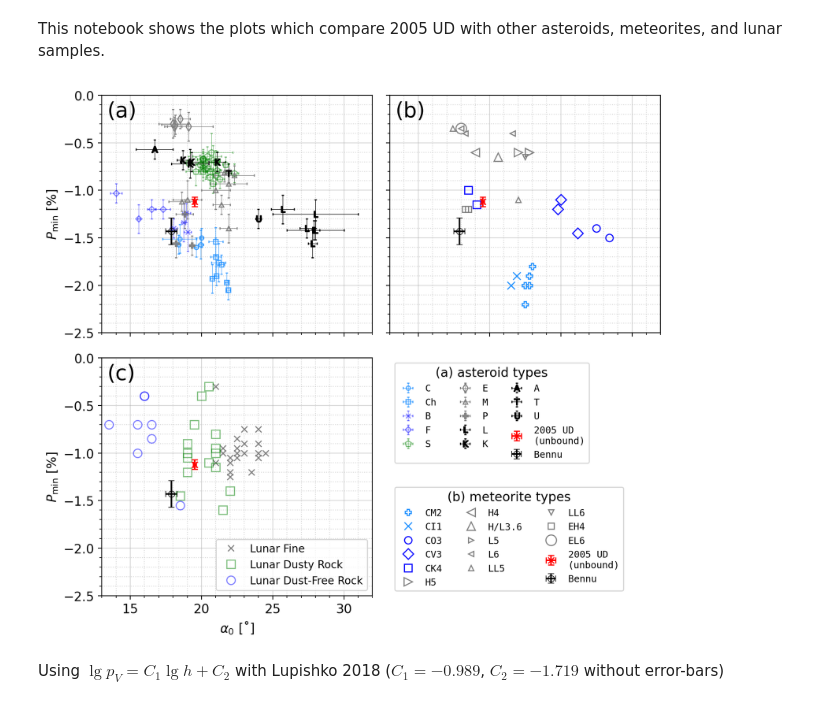
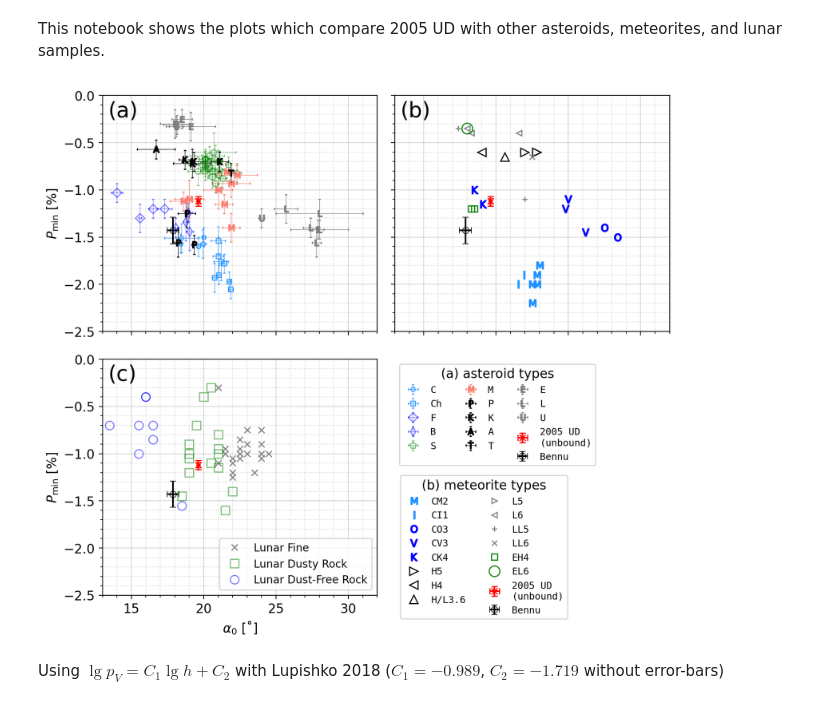
Before and after one commit to ysBach/IshiguroM_etal_155140_2005UD, a Jupyter notebook: polarimetry/Comparison_with_others.ipynb, the cells around one changed output. Drawn from its saved outputs; the diff is of its cells as text; code cells hidden in the pictures.

Commit message:
update markers for plots

```diff
--- a/polarimetry/Comparison_with_others.ipynb
+++ b/polarimetry/Comparison_with_others.ipynb
@@ -21,7 +21,7 @@ import ysvisutilpy2005ud as yvu
 
 
 uddata = StringIO('''h h_err a0 a0_err Pmin Pmin_err
-0.192 0.003 19.53 0.11 -1.12 0.05
+0.193 0.003 19.63 0.11 -1.12 0.05
 ''')
 # the bound (c1/c2 positive) and unbound (allowed negative) results.
 
@@ -65,40 +65,66 @@ df_m2 = df_m2.loc[(
 kws_a = {
     "C":  dict(marker='o', mfc='none', ms=4, color='dodgerblue', alpha=0.8),
     "Ch": dict(marker='s', mfc='none', ms=4, color='dodgerblue', alpha=0.8),
-    "B":  dict(marker='x', mfc='none', ms=4, color='b', alpha=0.5),
-    "F":  dict(marker='D', mfc='none', ms=4, color='b', alpha=0.5),
+#     "Ch": dict(marker='$\mathrm{Ch}$', mfc='none', ms=6, color='dodgerblue', alpha=0.8),
+#     "B":  dict(marker='x', mfc='none', ms=4, color='b', alpha=0.5),
+#     "F":  dict(marker='D', mfc='none', ms=4, color='b', alpha=0.5),
+    "F":  dict(marker='D', mfc='none', ms=6, color='b', alpha=0.5),
+    "B":  dict(marker='d', mfc='none', ms=6, color='b', alpha=0.5),
     "S":  dict(marker='p', mfc='none', ms=6, color='g', alpha=0.5),
-#     "E":  dict(marker='d', mfc='none', ms=4, color='chocolate', alpha=0.8),
+    "M":  dict(marker='$\mathrm{M}$', mfc='none', ms=6, color='salmon'),
+    "P":  dict(marker='$\mathrm{P}$', mfc='none', ms=6, color='k'),
+    "K":  dict(marker='$\mathrm{K}$', mfc='none', ms=6, color='k'),
+    "A":  dict(marker='$\mathrm{A}$', mfc='none', ms=6, color='k'),
+    "T":  dict(marker='$\mathrm{T}$', mfc='none', ms=6, color='k'),
 #     "M":  dict(marker='^', mfc='none', ms=4, color='darkorange', alpha=1),
 #     "P":  dict(marker='4', mfc='none', ms=8, color='tomato'),
 #     "L":  dict(marker='1', mfc='none', ms=8, color='g'),
-    "E":  dict(marker='d', mfc='none', ms=6, color='gray'),
-    "M":  dict(marker='^', mfc='none', ms=4, color='gray'),
-    "P":  dict(marker='P', mfc='none', ms=5, color='gray'),
-    "L":  dict(marker='$\mathrm{L}$', mfc='none', ms=6, color='k'),
-    "K":  dict(marker='$\mathrm{K}$', mfc='none', ms=6, color='k'),
-    "A":  dict(marker='$\mathrm{A}$', mfc='none', ms=6, color='k'),
-    "T":  dict(marker='$\mathrm{T}$', mfc='none', ms=6, color='k'),
-    "U":  dict(marker='$\mathrm{U}$', mfc='none', ms=6, color='k'),
+#     "M":  dict(marker='^', mfc='none', ms=4, color='gray'),
+#     "P":  dict(marker='P', mfc='none', ms=5, color='gray'),
+#     "E":  dict(marker='d', mfc='none', ms=4, color='chocolate', alpha=0.8),
+#     "E":  dict(marker='d', mfc='none', ms=6, color='gray'),
+    "E":  dict(marker='$\mathrm{E}$', mfc='none', ms=6, color='gray'),
+    "L":  dict(marker='$\mathrm{L}$', mfc='none', ms=6, color='gray'),
+    "U":  dict(marker='$\mathrm{U}$', mfc='none', ms=6, color='gray'),
 }
 
 kws_m = {
 # CC
-    "CM2": dict(marker='P', mfc='none', ms=6, color='dodgerblue'),
-    "CI1": dict(marker='x', mfc='none', ms=7, color='dodgerblue'),
-    "CO3": dict(marker='o', mfc='none', ms=7, color='b'),
-    "CV3": dict(marker='D', mfc='none', ms=7, color='b'),
-    "CK4": dict(marker='s', mfc='none', ms=7, color='b'),
+#     "CM2": dict(marker='P', mfc='none', ms=6, color='dodgerblue'),
+#     "CI1": dict(marker='x', mfc='none', ms=7, color='dodgerblue'),
+#     "CO3": dict(marker='o', mfc='none', ms=7, color='b'),
+#     "CV3": dict(marker='D', mfc='none', ms=7, color='b'),
+#     "CK4": dict(marker='s', mfc='none', ms=7, color='b'),
+#     "CM2": dict(text='M', marker='$\mathrm{M}$', mfc='none', ms=9, color='dodgerblue'),
+#     "CI1": dict(text='I', marker='$\mathrm{I}$', mfc='none', ms=9, color='dodgerblue'),
+#     "CO3": dict(text='O', marker='$\mathrm{O}$', mfc='none', ms=9, color='b'),
+#     "CV3": dict(text='V', marker='$\mathrm{V}$', mfc='none', ms=9, color='b'),
+#     "CK4": dict(text='K', marker='$\mathrm{K}$', mfc='none', ms=9, color='b'),
+    "CM2": dict(marker='$\mathrm{M}$', mfc='none', ms=7, color='dodgerblue'),
+    "CI1": dict(marker='$\mathrm{I}$', mfc='none', ms=7, color='dodgerblue'),
+    "CO3": dict(marker='$\mathrm{O}$', mfc='none', ms=7, color='b'),
+    "CV3": dict(marker='$\mathrm{V}$', mfc='none', ms=7, color='b'),
+    "CK4": dict(marker='$\mathrm{K}$', mfc='none', ms=7, color='b'),
 # etc (OC)
-    "H5":  dict(marker='>', mfc='none', ms=8, color='gray'),
-    "H4":  dict(marker='<' , mfc='none', ms=8, color='gray'),
-    "H/L3.6": dict(marker='^', mfc='none', ms=8, color='gray'),
-    "L5":  dict(marker='>' , mfc='none', ms=5, color='gray'),
-    "L6":  dict(marker='<', mfc='none', ms=5, color='gray'),
-    "LL5": dict(marker='^', mfc='none', ms=5, color='gray'),
-    "LL6": dict(marker='v', mfc='none', ms=5, color='gray'),
-    "EH4": dict(marker='s', mfc='none', ms=6, color='gray'),
-    "EL6": dict(marker='o', mfc='none', ms=10, color='gray'),
+    "H5":     dict(marker='>', mfc='none', ms=8, color='k'),
+    "H4":     dict(marker='<', mfc='none', ms=8, color='k'),
+    "H/L3.6": dict(marker='^', mfc='none', ms=8, color='k'),
+    "L5":     dict(marker='>', mfc='none', ms=5, color='gray'),
+    "L6":     dict(marker='<', mfc='none', ms=5, color='gray'),
+    "LL5":    dict(marker='+', mfc='none', ms=5, color='gray'),
+    "LL6":    dict(marker='x', mfc='none', ms=5, color='gray'),
+# Enstatite
+    "EH4":    dict(marker='s', mfc='none', ms=6, color='g'),
+    "EL6":    dict(marker='o', mfc='none', ms=10, color='g'),
+#     "H5":     dict(text='H5' , marker='$\mathrm{H5 }$', mfc='none', ms=9, color='gray'),
+#     "H4":     dict(text='H4' , marker='$\mathrm{H4 }$', mfc='none', ms=9, color='gray'),
+#     "H/L3.6": dict(text='HL' , marker='$\mathrm{HL }$', mfc='none', ms=9, color='gray'),
+#     "L5":     dict(text='L5' , marker='$\mathrm{L5 }$', mfc='none', ms=9, color='gray'),
+#     "L6":     dict(text='L6' , marker='$\mathrm{L6 }$', mfc='none', ms=9, color='gray'),
+#     "LL5":    dict(text='LL5', marker='$\mathrm{LL5}$', mfc='none', ms=9, color='gray'),
+#     "LL6":    dict(text='LL6', marker='$\mathrm{LL6}$', mfc='none', ms=9, color='gray'),
+#     "EH4":    dict(text='EH4', marker='$\mathrm{EH4}$', mfc='none', ms=9, color='gray'),
+#     "EL6":    dict(text='EL6', marker='$\mathrm{EL6}$', mfc='none', ms=9, color='gray'),
 }
 
 kws_l = {
@@ -136,6 +162,11 @@ for t, kw in kws_m.items():
     df2 = df_m2.loc[df_m2["type"] == t]
     axm.plot(df1[xval], df1[yval], ls='', **kw)
     axm.plot(df2[xval], df2[yval], ls='', **kw)
+#     for df in [df1, df2]:
+#         for _, row in df.iterrows():
+#             axm.text(row[xval], row[yval], kw['text'], color=kw['color'],
+#                      ha='center', va='center', fontsize=kw['ms'], fontdict={'family': 'monospace'})
+#     del kw["text"]
     _ax2.plot(np.nan, np.nan, **kw, ls='', label=t)
     # For triangular markers, center is difficult to know,
     # so I put ``+'' like grid to legend by using errorbar
@@ -145,35 +176,35 @@ for t, kw in kws_l.items():
     axl.plot(df[xval], df[yval], ls='', **kw, label=t)
 axl.legend(loc=4, fontsize=10)
 
 abc = ['(a)', '(b)', '(c)']
 for i, ax in enumerate([axa, axm, axl]):
     ax.errorbar(uddata[xval][0], uddata[yval][0], **udkw1,
                 xerr=uddata[f"{xval}_err"][0], yerr=uddata[f"{yval}_err"][0])
 #     ax.errorbar(uddata[xval][1], uddata[yval][1], **udkw2,
 #                 xerr=uddata[f"{xval}_err"][1], yerr=uddata[f"{yval}_err"][1])
     ax.errorbar(bennu[xval], bennu[yval], **bnkw,
                 xerr=bennu[f"{xval}_err"], yerr=bennu[f"{yval}_err"])
     ax.text(0.02, 0.91, abc[i], transform=ax.transAxes, fontsize=20)
 
 for aa in [_ax1, _ax2]:
     aa.axis('off')
     aa.errorbar(**nanpos, **udkw1, label="2005 UD\n(unbound)")
 #     aa.errorbar(**nanpos, **udkw2, label="2005 UD\n(bound)")
     aa.errorbar(**nanpos, **bnkw, label="Bennu")
 
 axa.set(ylabel=r"$P_\mathrm{min}$ [%]", ylim=(-2.5, 0), xlim=(13, 32))
 axl.set(ylabel=r"$P_\mathrm{min}$ [%]", xlabel=r"$\alpha_0$ [˚]")
 _ax1.legend(loc=2, ncol=3, fontsize=9, title="(a) asteroid types", prop={'family': 'monospace', 'size': 9})
-_ax2.legend(loc=3, ncol=3, fontsize=9, title="(b) meteorite types", prop={'family': 'monospace', 'size': 9})
+_ax2.legend(loc=(0.02, -0.1), ncol=2, fontsize=9, title="(b) meteorite types", prop={'family': 'monospace', 'size': 9})
 
 yvu.linticker([axa, axm, axl], xmajlockws=5, xminlockws=1, ymajlockws=0.5, yminlockws=0.1)
 plt.tight_layout()
 fig.align_ylabels(axs)
 fig.align_xlabels(axs)
 plt.savefig(FIGDIR/"a0-Pmin.pdf")
 plt.show();
 # %% [output]
-[figure, old version]
+[figure, new version]
 # %% [markdown]
 Using $\lg p_V = C_1 \lg h + C_2$ with Lupishko 2018 ($C_1 = -0.989$, $C_2 = -1.719$ without error-bars)
 # %%
```
Also changed, not shown: parts of 2 cells of this notebook.
